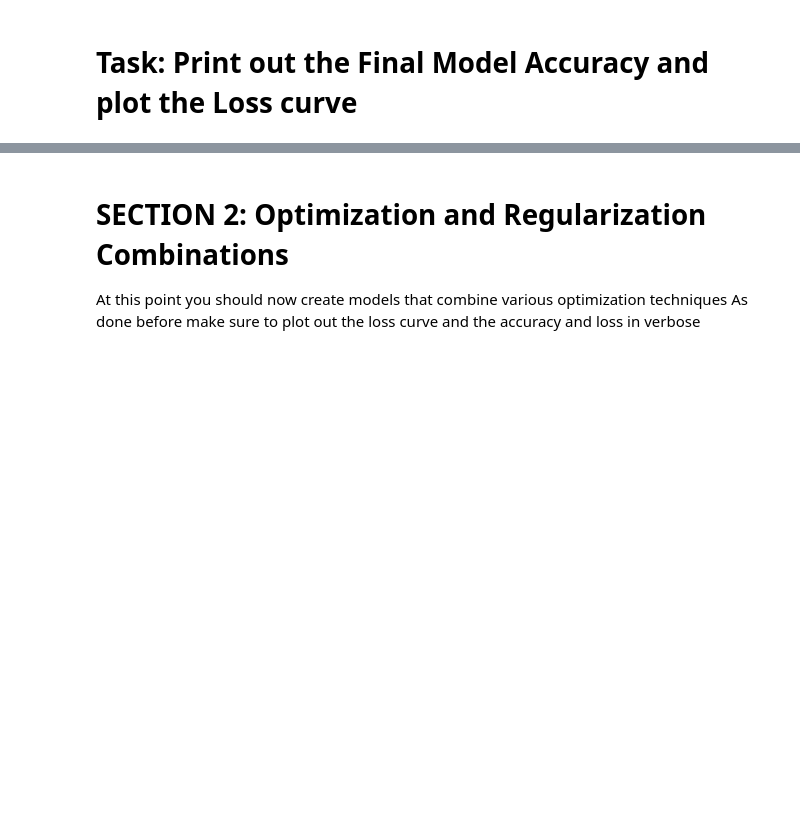
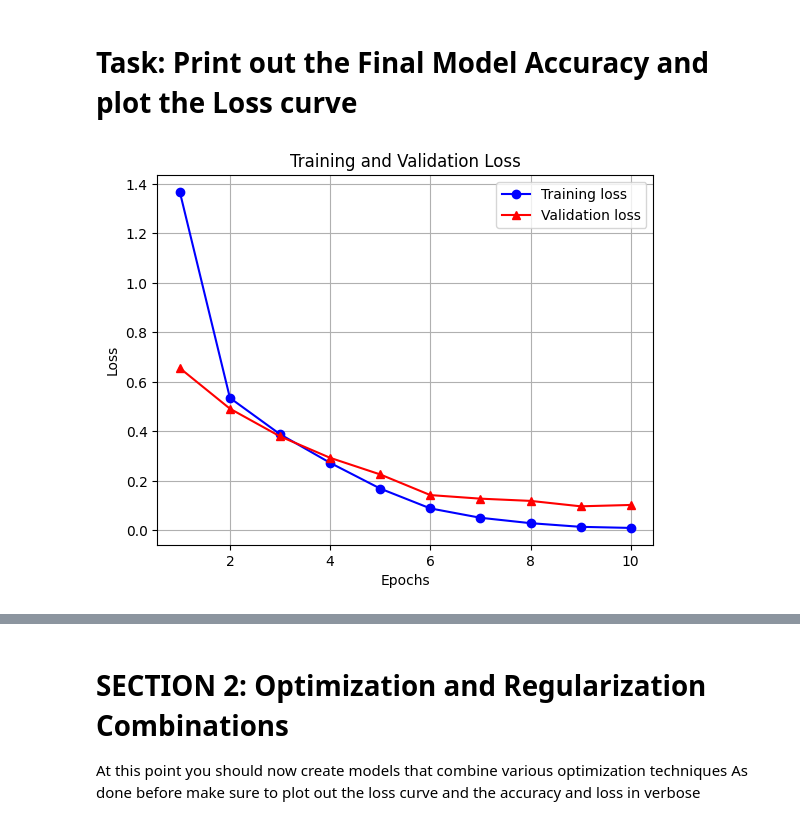
Before and after one commit to Afsaumutoniwase/Farmsmart_model_training_and_evaluation, a Jupyter notebook: Summative_Intro_to_ml_Afsa Umutoniwase_assignment.ipynb, the cells around one changed output, grey strips where cells are left out. Saved outputs shown, nothing was run; the diff lists cells and outputs as text; code cells hidden in the pictures; blank space fills up the shorter version.

Commit message:
Adding more models

```diff
--- a/Summative_Intro_to_ml_Afsa Umutoniwase_assignment.ipynb
+++ b/Summative_Intro_to_ml_Afsa Umutoniwase_assignment.ipynb
@@ -120,0 +156,12 @@ def define_model(optimization: string, regularization_datatype, early_stopping:
+# %%
+model1, history1 = define_model(
+    optimizer_name='adam',
+    regularization_type= None,
+    early_stopping=True,
+    dropout=0,
+    learning_rate=0.0005,
+    epochs=10,
+    train_data=train_gen,
+    val_data=val_gen
+)
+model1.save('saved_models/model1_baseline.h5')
@@ -121,12 +189,16 @@ def define_model(optimization: string, regularization_datatype, early_stopping:
 # %% [markdown]
 # Task: Print out the Final Model Accuracy and plot the Loss curve
 # %%
-def loss_curve_plot(None):
-  epochs = None
-  plt.plot(epochs, loss, 'bo', label='Training loss')
-  plt.plot(epochs, val_loss, 'r', label='Validation loss')
-  plt.title('Training and Validation Loss')
-  plt.xlabel('Epochs')
-  plt.ylabel('Loss')
-  plt.legend()
-  plt.show()
+def loss_curve_plot(history):
+    loss = history.history['loss']
+    val_loss = history.history['val_loss']
+    epochs = range(1, len(loss) + 1)
+
+    plt.plot(epochs, loss, 'bo-', label='Training loss')
+    plt.plot(epochs, val_loss, 'r^-', label='Validation loss')
+    plt.title('Training and Validation Loss')
+    plt.xlabel('Epochs')
+    plt.ylabel('Loss')
+    plt.legend()
+    plt.grid(True)
+    plt.show()
@@ -132,0 +222,4 @@ def loss_curve_plot(None):
+# %%
+loss_curve_plot(history1)
+# %% [output]
+[figure, added]
```
Also changed, not shown: parts of 20 cells of this notebook.
